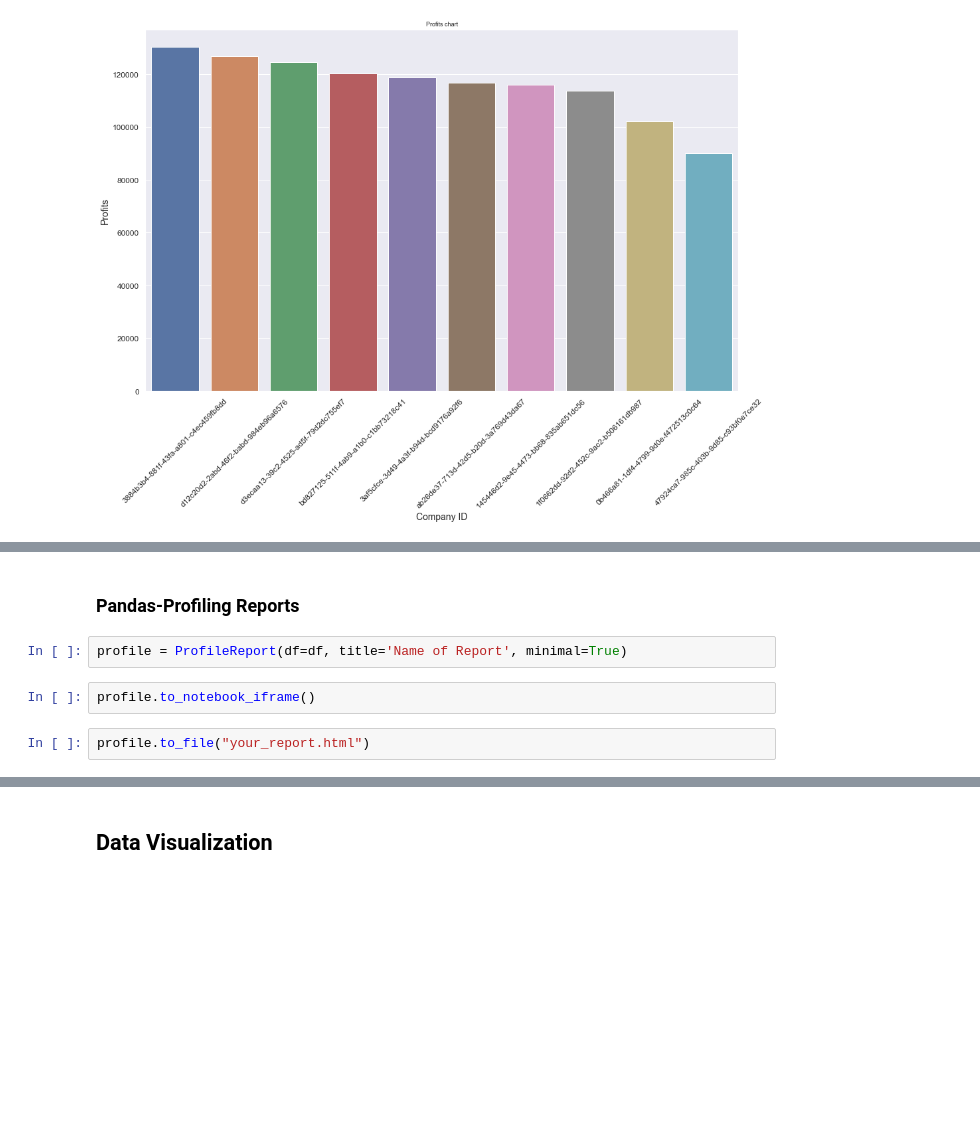
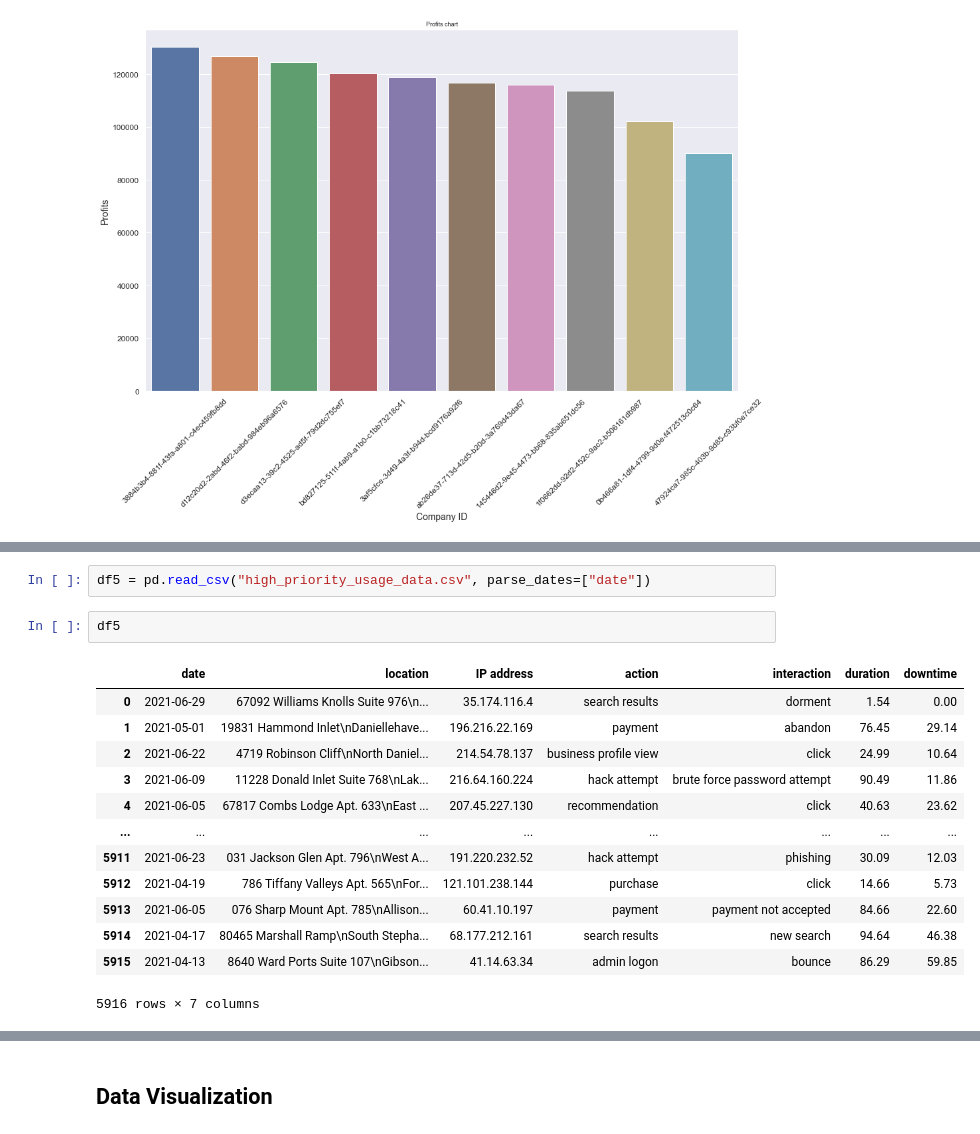
Before and after one commit to dennislamcv1/AccentureUKIntroductionVI, a Jupyter notebook: MondoMarket Analysis.ipynb, the cells around one changed output, grey strips where cells are left out. Drawn from its saved outputs; the diff is of its cells as text; blank space fills up the shorter version.

```diff
--- a/MondoMarket Analysis.ipynb
+++ b/MondoMarket Analysis.ipynb
@@ -306,8 +293,18 @@ pd.merge(df1.drop_duplicates(),df2,how='inner',on='Product_ID')
-# %% [markdown]
-### Pandas-Profiling Reports
-# %%
-profile = ProfileReport(df=df, title='Name of Report', minimal=True)
-# %%
-profile.to_notebook_iframe()
-# %%
-profile.to_file("your_report.html")
+# %%
+df5 = pd.read_csv("high_priority_usage_data.csv", parse_dates=["date"])
+# %%
+df5
+# %% [output]
+|  | date | location | IP address | action | interaction | duration | downtime |
+| 0 | 2021-06-29 | 67092 Williams Knolls Suite 976\n... | 35.174.116.4 | search results | dorment | 1.54 | 0.00 |
+| 1 | 2021-05-01 | 19831 Hammond Inlet\nDaniellehave... | 196.216.22.169 | payment | abandon | 76.45 | 29.14 |
+| 2 | 2021-06-22 | 4719 Robinson Cliff\nNorth Daniel... | 214.54.78.137 | business profile view | click | 24.99 | 10.64 |
+| 3 | 2021-06-09 | 11228 Donald Inlet Suite 768\nLak... | 216.64.160.224 | hack attempt | brute force password attempt | 90.49 | 11.86 |
+| 4 | 2021-06-05 | 67817 Combs Lodge Apt. 633\nEast ... | 207.45.227.130 | recommendation | click | 40.63 | 23.62 |
+| ... | ... | ... | ... | ... | ... | ... | ... |
+| 5911 | 2021-06-23 | 031 Jackson Glen Apt. 796\nWest A... | 191.220.232.52 | hack attempt | phishing | 30.09 | 12.03 |
+| 5912 | 2021-04-19 | 786 Tiffany Valleys Apt. 565\nFor... | 121.101.238.144 | purchase | click | 14.66 | 5.73 |
+| 5913 | 2021-06-05 | 076 Sharp Mount Apt. 785\nAllison... | 60.41.10.197 | payment | payment not accepted | 84.66 | 22.60 |
+| 5914 | 2021-04-17 | 80465 Marshall Ramp\nSouth Stepha... | 68.177.212.161 | search results | new search | 94.64 | 46.38 |
+| 5915 | 2021-04-13 | 8640 Ward Ports Suite 107\nGibson... | 41.14.63.34 | admin logon | bounce | 86.29 | 59.85 |
+5916 rows × 7 columns
```
Also changed, not shown: parts of 216 cells of this notebook, 8 other files.
